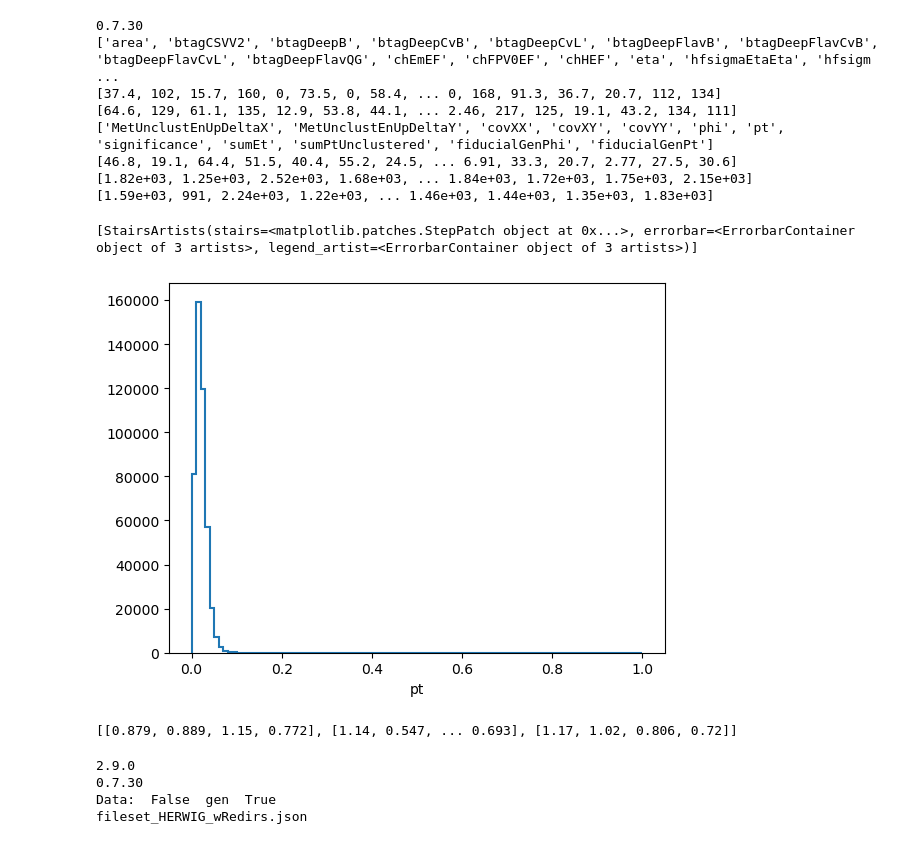
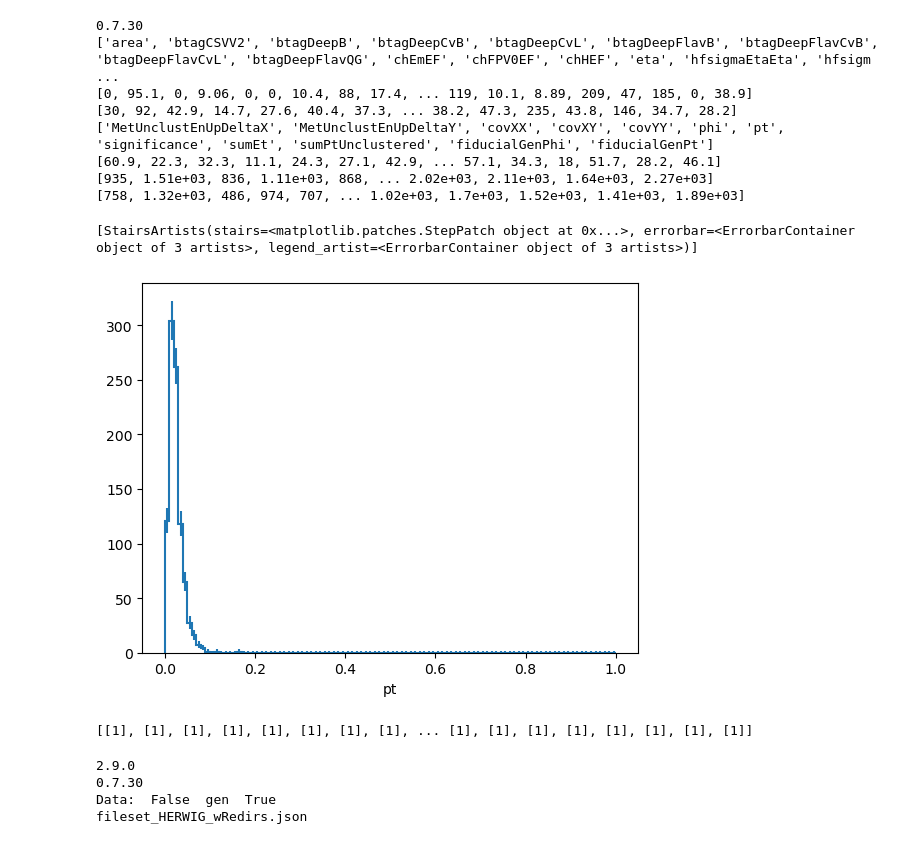
Before and after one commit to laurenhay/GluonJetMass, a Jupyter notebook: trijetSelection_studies.ipynb, the cells around one changed output. Saved outputs shown, nothing was run; the diff lists cells and outputs as text; code cells hidden in the pictures.

```diff
--- a/trijetSelection_studies.ipynb
+++ b/trijetSelection_studies.ipynb
@@ -10,12 +10,12 @@ print(coffea.__version__)
 from coffea import util
 from coffea.nanoevents import NanoEventsFactory, NanoAODSchema
 from python.plugins import handleData
-import lpcjobqueue
+# import lpcjobqueue
 import sys
 # redirector = 'root://xcache/'
-# redirector='root://cmsxrootd.fnal.gov/'
+redirector='root://cmsxrootd.fnal.gov/'
 # redirector = 'root://xrootd.cmsaf.mit.edu:/'
-redirector = 'root://cmsio2.rc.ufl.edu/'  #### florida
+# redirector = 'root://cmsio2.rc.ufl.edu/'  #### florida
 # redirector = 'root://osg-se.sprace.org.br/' #### Sao Paolo
 # redirector = 'root://eos.cms.rcac.purdue.edu/' #### Purdue
 # redirector ='root://dcache-cms-webdav-wan.desy.de/' ###DESY
@@ -25,41 +25,41 @@ redirector = 'root://cmsio2.rc.ufl.edu/'  #### florida
 # files = handleData('datasets_UL_NANOAOD.json', redirector, year = 2018, testing = True)
 file = redirector + '/store/mc/RunIISummer20UL16NanoAODAPVv9/QCD_Pt-15to7000_TuneCH3_Flat_13TeV_herwig7/NANOAODSIM/106X_mcRun2_asymptotic_preVFP_v11-v2/2830000/0211A5A2-3EE8-52\
 4B-8D2D-F537D5C71EDC.root'
-file = 'root://cmsxrootd.fnal.gov//store/mc/RunIISummer20UL18NanoAODv9/QCD_HT300to500_TuneCP5_13TeV-madgraphMLM-pythia8/NANOAODSIM/106X_upgrade2018_realistic_v16_L1v1-v1/80000/25851929-FA74-C54F-8AEA-0A7E1857B392.root'
+#file = 'root://cmsxrootd.fnal.gov//store/mc/RunIISummer20UL18NanoAODv9/QCD_HT300to500_TuneCP5_13TeV-madgraphMLM-pythia8/NANOAODSIM/106X_upgrade2018_realistic_v16_L1v1-v1/80000/25851929-FA74-C54F-8AEA-0A7E1857B392.root'
 events = NanoEventsFactory.from_root(file,
                                      schemaclass=NanoAODSchema).events()
 print(events.Jet.fields)
 print(events.Electron.sum(axis=-1).add(events.Muon.sum(axis=-1)).add(events.Photon.sum(axis=-1)).add(events.Tau.sum(axis=-1)).pt)
 sumET = events.Electron.sum(axis=-1)+events.Muon.sum(axis=-1)+events.Photon.sum(axis=-1)+events.Jet.sum(axis=-1)
 print(sumET.pt)
 print(events.MET.fields)
 print(events.MET.pt)
 print(events.MET.sumEt)
 print(events.MET.sumPtUnclustered)
 h = hist.Hist.new.Regular(100, 0, 1., name="pt").Double()
 h.fill(events.MET.pt/events.MET.sumEt)
 h.plot1d()
 
 # import uproot
 # # ### uproot notation
 # # qcd_mc = uproot.open(list(files.values())[-1][0])
 # qcd_mc = uproot.open(redirector+"/store/data/Run2017D/JetHT/NANOAOD/UL2017_MiniAODv2_NanoAODv9-v1/120000/4A70E050-A8B9-FA46-92C3-4A85F22FB255.root")
 # uprootevents = qcd_mc['Events']
 # print(uprootevents['FatJet_pt'].array())
 # # for key in
 # print(uprootevents["L1PreFiringWeight_Nom"].array())
 # print(len(uprootevents_data["L1PreFiringWeight_Nom"].array()))
 # %% [output]
 0.7.30
 ['area', 'btagCSVV2', 'btagDeepB', 'btagDeepCvB', 'btagDeepCvL', 'btagDeepFlavB', 'btagDeepFlavCvB', 'btagDeepFlavCvL', 'btagDeepFlavQG', 'chEmEF', 'chFPV0EF', 'chHEF', 'eta', 'hfsigmaEtaEta', 'hfsigm ...
-[37.4, 102, 15.7, 160, 0, 73.5, 0, 58.4, ... 0, 168, 91.3, 36.7, 20.7, 112, 134]
-[64.6, 129, 61.1, 135, 12.9, 53.8, 44.1, ... 2.46, 217, 125, 19.1, 43.2, 134, 111]
+[0, 95.1, 0, 9.06, 0, 0, 10.4, 88, 17.4, ... 119, 10.1, 8.89, 209, 47, 185, 0, 38.9]
+[30, 92, 42.9, 14.7, 27.6, 40.4, 37.3, ... 38.2, 47.3, 235, 43.8, 146, 34.7, 28.2]
 ['MetUnclustEnUpDeltaX', 'MetUnclustEnUpDeltaY', 'covXX', 'covXY', 'covYY', 'phi', 'pt', 'significance', 'sumEt', 'sumPtUnclustered', 'fiducialGenPhi', 'fiducialGenPt']
-[46.8, 19.1, 64.4, 51.5, 40.4, 55.2, 24.5, ... 6.91, 33.3, 20.7, 2.77, 27.5, 30.6]
-[1.82e+03, 1.25e+03, 2.52e+03, 1.68e+03, ... 1.84e+03, 1.72e+03, 1.75e+03, 2.15e+03]
-[1.59e+03, 991, 2.24e+03, 1.22e+03, ... 1.46e+03, 1.44e+03, 1.35e+03, 1.83e+03]
+[60.9, 22.3, 32.3, 11.1, 24.3, 27.1, 42.9, ... 57.1, 34.3, 18, 51.7, 28.2, 46.1]
+[935, 1.51e+03, 836, 1.11e+03, 868, ... 2.02e+03, 2.11e+03, 1.64e+03, 2.27e+03]
+[758, 1.32e+03, 486, 974, 707, ... 1.02e+03, 1.7e+03, 1.52e+03, 1.41e+03, 1.89e+03]
 [StairsArtists(stairs=<matplotlib.patches.StepPatch object at 0x...>, errorbar=<ErrorbarContainer object of 3 artists>, legend_artist=<ErrorbarContainer object of 3 artists>)]
-[figure, old version]
+[figure, new version]
 # %%
 print(events.PSWeight)
 
@@ -67,7 +67,7 @@ print(events.PSWeight)
 # ISR up = 0, ISR down = 2
 # FSR up = 1, FSR down = 3
 # %% [output]
-[[0.879, 0.889, 1.15, 0.772], [1.14, 0.547, ... 0.693], [1.17, 1.02, 0.806, 0.72]]
+[[1], [1], [1], [1], [1], [1], [1], [1], ... [1], [1], [1], [1], [1], [1], [1], [1]]
 # %%
 # # events=events[ak.all(events.FatJet[:,:2].jetId > 1, axis=-1)]
 # print(ak.num(events.FatJet.jetId > 1) > 1)
```
Also changed, not shown: 6 other files.
